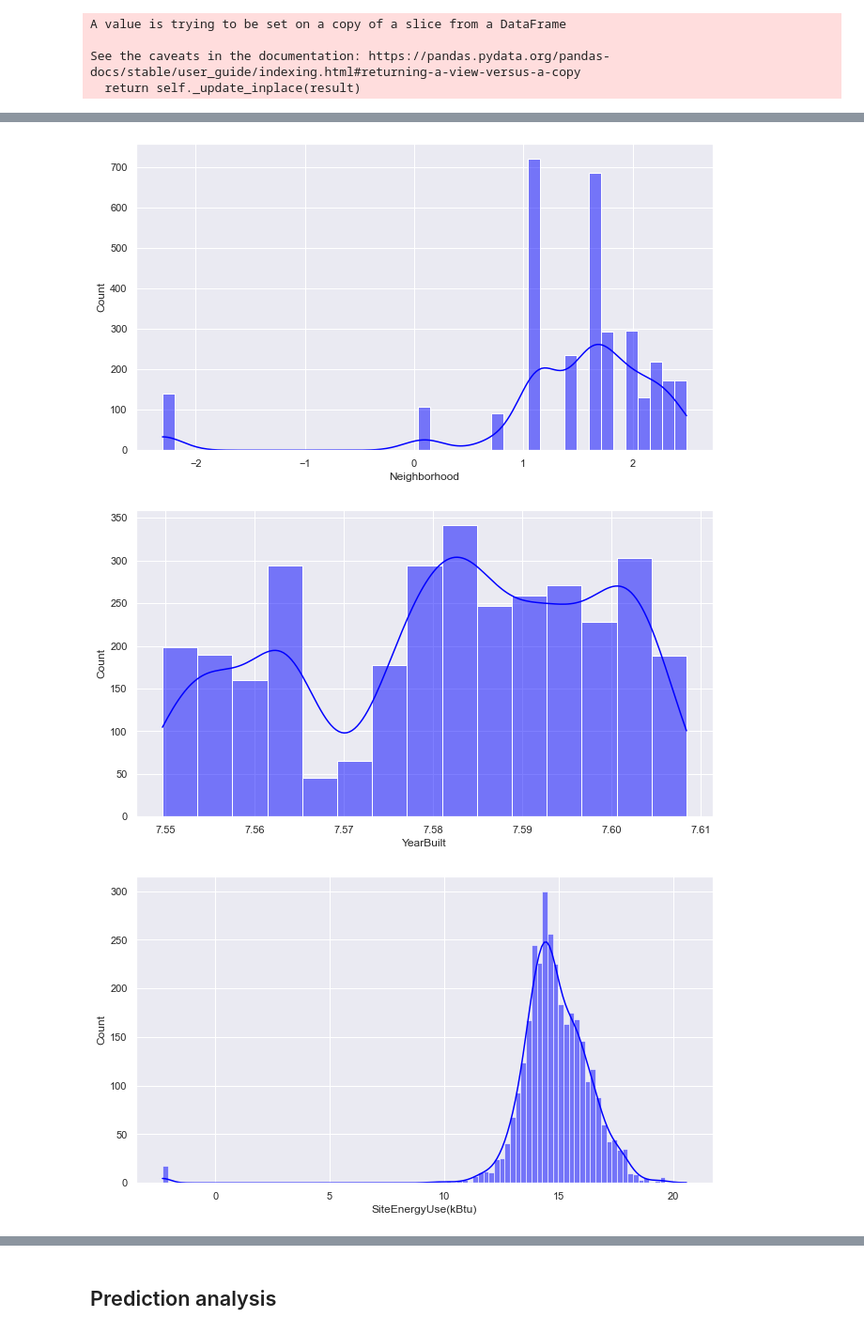
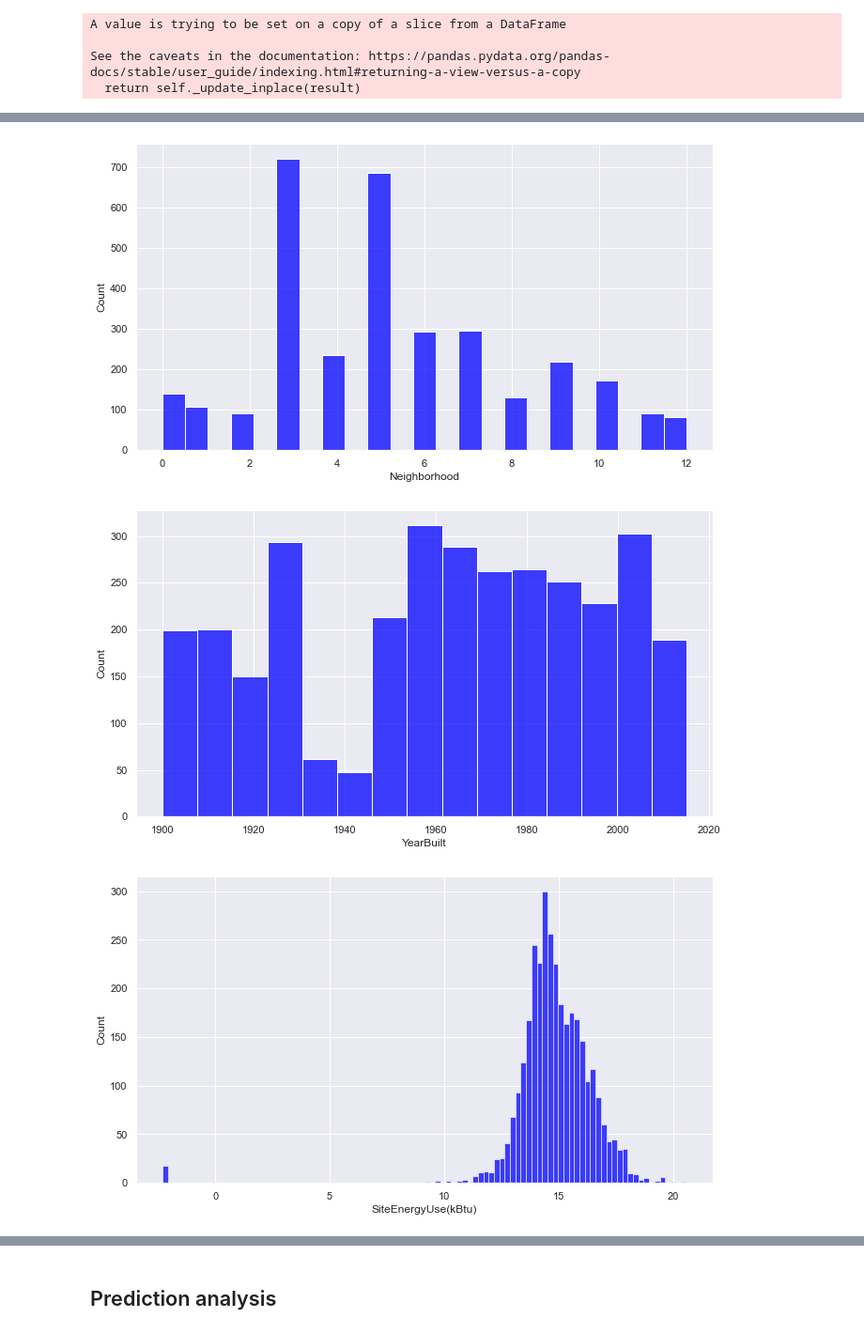
Before and after one commit to MariaDBPerez/energy_consumption, a Jupyter notebook: Pelec_02_notebook_tests_modeles.ipynb, the cells around one changed output, grey strips where cells are left out. Shown at 94% size. Saved outputs shown, nothing was run; the diff lists cells and outputs as text; code cells hidden in the pictures.

```diff
--- a/Pelec_02_notebook_tests_modeles.ipynb
+++ b/Pelec_02_notebook_tests_modeles.ipynb
@@ -103,7 +104,7 @@ subset_columns_for_analysis = [
                                 # 'PropertyGFABuilding(s)', # Highly correlated to 'PropertyGFATotal' (0.93)
                                 # 'GHGEmissionsIntensity', # Greenhouse Gas Emissions divided by property's gross floor area. Related to the target variable 'TotalGHGEmissions'
                                 'TotalGHGEmissions',
-                                'Electricity(kBtu)',
+                                # 'Electricity(kBtu)', # Highly correlated to 'SiteEnergyUse(kBtu)' (0.78)
                                 'NaturalGas(kBtu)'
                             ]
 # %% [markdown]
@@ -177,8 +177,18 @@ We are going to use logaritmic transformation to normalize our data. See referen
 # %%
 df_log_transformed = new_data_frame_for_analysis.copy()
+# %%
+columns_for_log_transformation = [
+                                    'NumberofBuildings',
+                                    'NumberofFloors',
+                                    'PropertyGFATotal',
+                                    'SiteEnergyUse(kBtu)',
+                                    'TotalGHGEmissions',
+                                    'NaturalGas(kBtu)'
+                                    ]
 # %%
 for col in df_log_transformed.columns:
-    df_log_transformed[col] = np.log(df_log_transformed[col] + 0.1)
+    if col in columns_for_log_transformation:
+        df_log_transformed[col] = np.log(df_log_transformed[col] + 0.1)
 # %%
 df_log_transformed.describe()
 # %% [output]
@@ -195,6 +205,6 @@ df_log_transformed.describe()
 df_log_transformed.describe()
 plt.subplots(figsize=(7, 8))
 for i in df_log_transformed.columns:
-    sns.histplot(data=df_log_transformed, x=i, color="blue", kde=True)
+    sns.histplot(data=df_log_transformed, x=i, color="blue")
     plt.show()
 # %% [output]
@@ -202,3 +212,3 @@ for i in df_log_transformed.columns:
-[figure, old version]
+[figure, new version]
-[figure, old version]
+[figure, new version]
-[figure, old version]
+[figure, new version]
```
Also changed, not shown: parts of 57 cells of this notebook, 2 other files.
